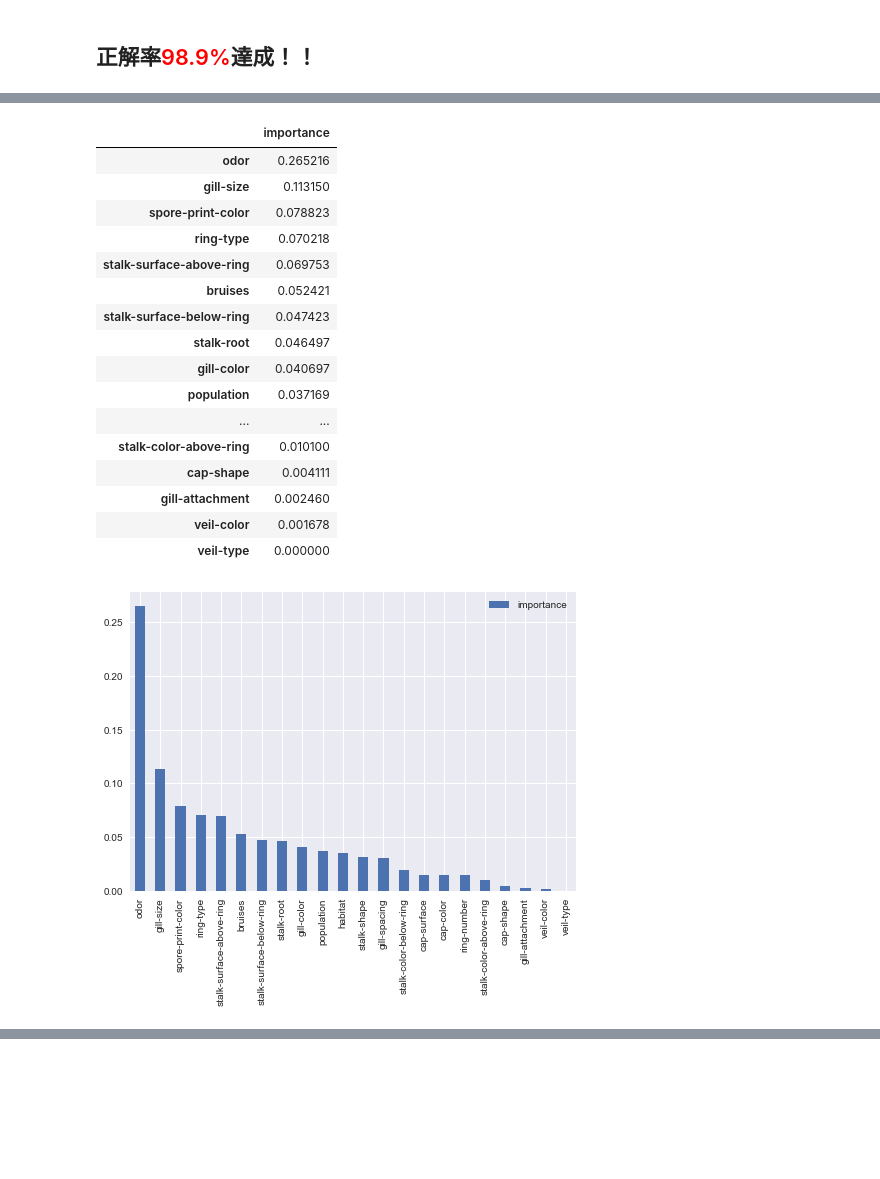
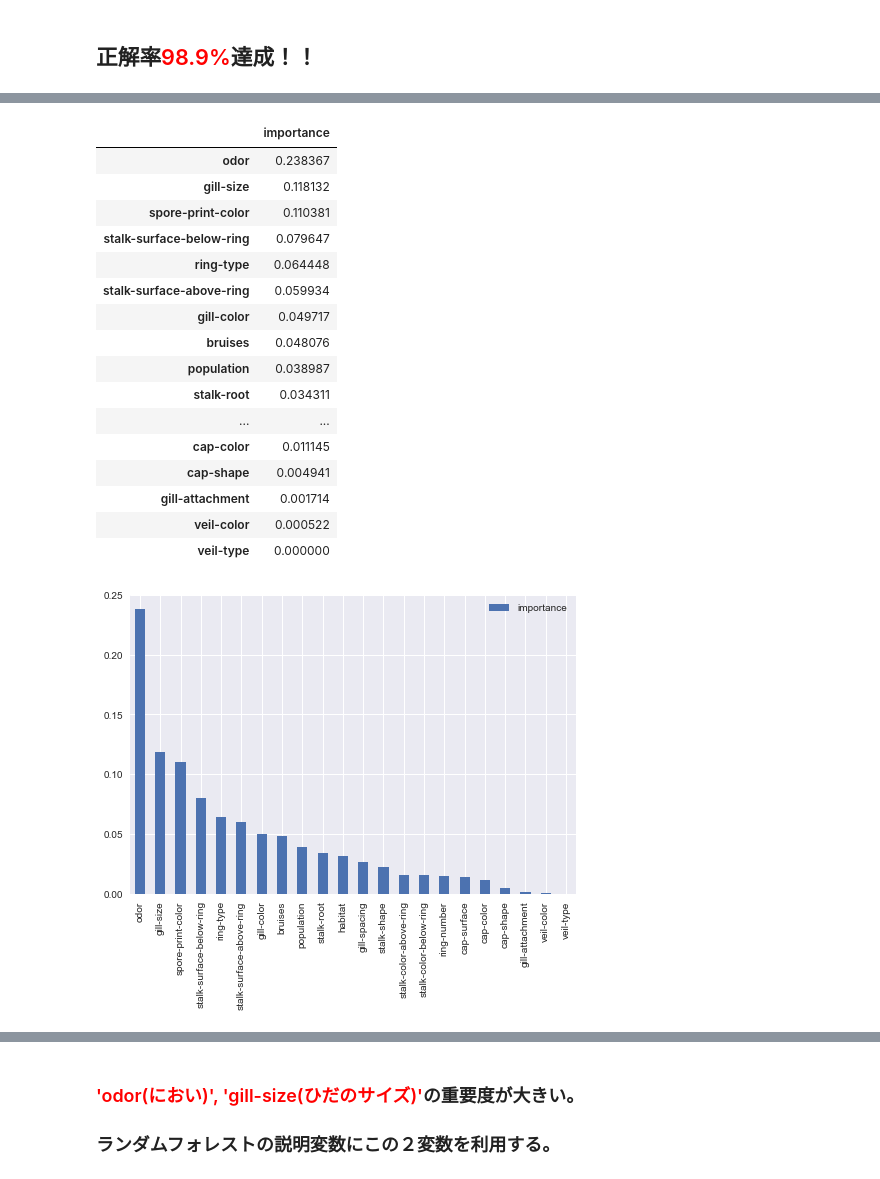
Before and after one commit to nabe-tomohiro/study, a Jupyter notebook: data_science/kaggle/mushroom_classification.ipynb, the cells around one changed output, grey strips where cells are left out. Saved outputs shown, nothing was run; the diff lists cells and outputs as text; code cells hidden in the pictures; blank space fills up the shorter version.

```diff
--- a/data_science/kaggle/mushroom_classification.ipynb
+++ b/data_science/kaggle/mushroom_classification.ipynb
@@ -390,10 +400,11 @@ for col, df in dict_p.items():
         score_col += score * row['All']
 
     dict_score[col] = [score_col]
-df_score = pd.DataFrame(dict_score, index=['score']).T.sort_values(by=['score'], ascending=False)
-key_values = [ind for ind in df_score.index]
-display(df_score)
-df_score.plot.bar()
+df_score = pd.DataFrame(dict_score, index=['score']).T
+df_sort = df_score.sort_values(by=['score'], ascending=False)
+key_values = [ind for ind in df_sort.index]
+display(df_sort)
+df_sort.plot.bar()
 plt.show()
 # %% [output]
 |  | score |
@@ -583,7 +604,8 @@ for i in range(1, len(key_values)+1):
     # 評価
     accuracies.append(accuracy_score(y_test, y_pred))
 # %%
-column_num = accuracies.index(max(accuracies))
+basian_max_accuracy = max(accuracies)
+column_num = accuracies.index(max(accuracies)) + 1
 print('Column_num:' + str(column_num))
 print('Columns:[')
 for column in columns[0:column_num]:
@@ -591,8 +613,8 @@ for column in columns[0:column_num]:
 print('        ]')
 print()
 print('最大正解率:{0:.3f}%'.format(max(accuracies) * 100))
-df_acc = pd.DataFrame(accuracies, index=[i for i in range(1, len(key_values)+1)], columns=['accuracy'])
+df_basian_acc = pd.DataFrame(accuracies, index=[i for i in range(1, len(key_values)+1)], columns=['accuracy'])
 
-plt.plot(df_acc.index, df_acc['accuracy'])
+plt.plot(df_acc.index, df_basian_acc['accuracy'])
 plt.show()
 # %% [output]
@@ -622,7 +659,7 @@ Columns:[
 # %%
 df_trans = pd.get_dummies(df_data)
 y = df_trans["class_e"]
-X = df_trans.drop(["class_e", "class_p"], axis=1)
+X = df_trans.drop(["class_e", "class_p", "stalk-root_?"], axis=1)
 display(X.head())
 # %% [output]
 |  | cap-shape_b | cap-shape_c | cap-shape_f | cap-shape_k | cap-shape_s | cap-shape_x | cap-surface_f | ... |
@@ -667,49 +712,37 @@ Wall time: 1min 2s
 # %%
 %%time
 
-X_train = X
-y_train = y
-
 dict_importances = {}
 
-
-clf = RandomForestClassifier(
-        criterion="gini",
-        min_samples_leaf=1,
-        min_samples_split=2,
-        n_estimators=100
-        )
-
-
-clf.fit(X_train, y_train)
-for column, importance in zip(X.columns, clf.feature_importances_):
+for column, importance in zip(X.columns, clf_best.feature_importances_):
     column_name, _ = column.split("_")
     if column_name in dict_importances:
         dict_importances[column_name] += importance
     else:
         dict_importances[column_name] = importance
 
-df_importances = pd.DataFrame(dict_importances, index=["importance"], columns=dict_importances.keys()).T.sort_values(by=["importance"], ascending=False)
-display(df_importances)
-df_importances.plot.bar()
-
+df_importances = pd.DataFrame(dict_importances, index=["importance"], columns=dict_importances.keys()).T
+df_importances_sort = df_importances.sort_values(by=["importance"], ascending=False)
+key_values = [ind for ind in df_importances_sort.index]
+display(df_importances_sort)
+df_importances_sort.plot.bar()
 plt.show()
 # %% [output]
 |  | importance |
-| odor | 0.265216 |
-| gill-size | 0.113150 |
-| spore-print-color | 0.078823 |
-| ring-type | 0.070218 |
-| stalk-surface-above-ring | 0.069753 |
-| bruises | 0.052421 |
-| stalk-surface-below-ring | 0.047423 |
-| stalk-root | 0.046497 |
-| gill-color | 0.040697 |
-| population | 0.037169 |
+| odor | 0.238367 |
+| gill-size | 0.118132 |
+| spore-print-color | 0.110381 |
+| stalk-surface-below-ring | 0.079647 |
+| ring-type | 0.064448 |
+| stalk-surface-above-ring | 0.059934 |
+| gill-color | 0.049717 |
+| bruises | 0.048076 |
+| population | 0.038987 |
+| stalk-root | 0.034311 |
 | ... | ... |
-| stalk-color-above-ring | 0.010100 |
-| cap-shape | 0.004111 |
-| gill-attachment | 0.002460 |
-| veil-color | 0.001678 |
+| cap-color | 0.011145 |
+| cap-shape | 0.004941 |
+| gill-attachment | 0.001714 |
+| veil-color | 0.000522 |
 | veil-type | 0.000000 |
-[figure, old version]
+[figure, new version]
@@ -717 +750,4 @@ Wall time: 742 ms
+# %% [markdown]
+### <span style="color:red">'odor(におい)', 'gill-size(ひだのサイズ)'</span>の重要度が大きい。
+### ランダムフォレストの説明変数にこの２変数を利用する。
 # %% [markdown]
```
Also changed, not shown: parts of 41 cells of this notebook.
